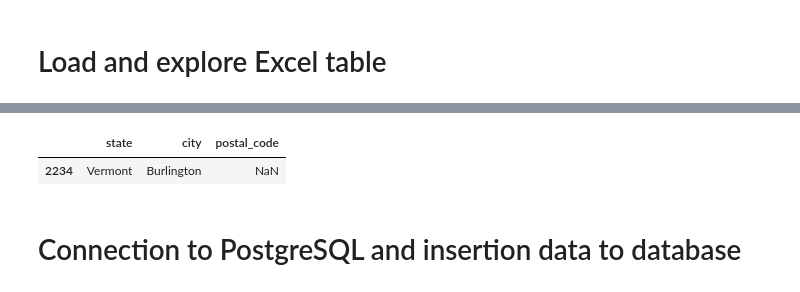
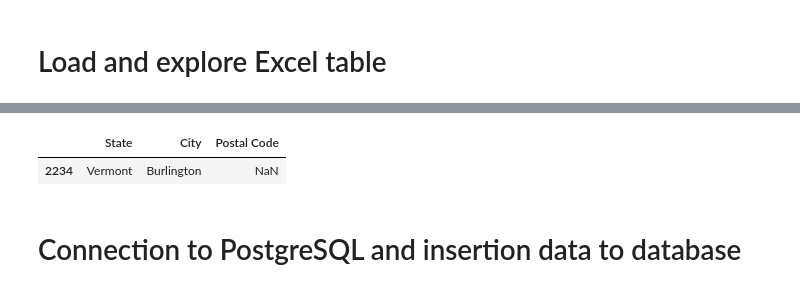
Before and after one commit to IGEremin/DE-101, a Jupyter notebook: Module2/from_excel_to_sql.ipynb, the cells around one changed output, grey strips where cells are left out. Saved outputs shown, nothing was run; the diff lists cells and outputs as text; code cells hidden in the pictures.

```diff
--- a/Module2/from_excel_to_sql.ipynb
+++ b/Module2/from_excel_to_sql.ipynb
@@ -41,8 +76,8 @@ memory usage: 1.8+ MB
 | 4 | 5 | US-2017-108966 | 2017-10-11 | 2017-10-18 | Standard Class | SO-20335 | Sean O'Donnell | Consumer | United States | ... |
 5 rows × 23 columns
 # %%
-data[data['postal_code'].isna()][['state', 'city', 'postal_code']].drop_duplicates()
+data[data['Postal Code'].isna()][['State', 'City', 'Postal Code']].drop_duplicates()
 # %% [output]
-|  | state | city | postal_code |
+|  | State | City | Postal Code |
 | 2234 | Vermont | Burlington | NaN |
 # %%
```
Also changed, not shown: parts of 53 cells of this notebook, 2 other files.
